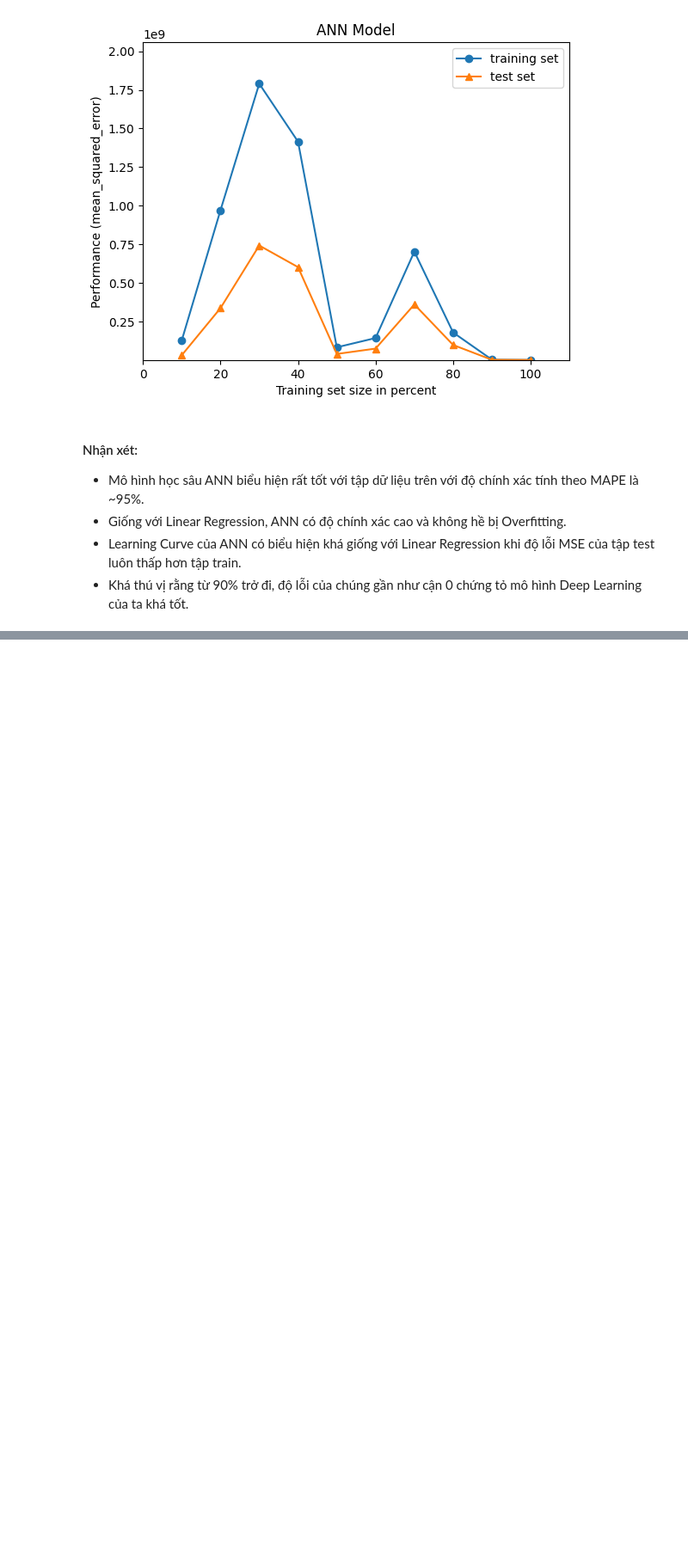
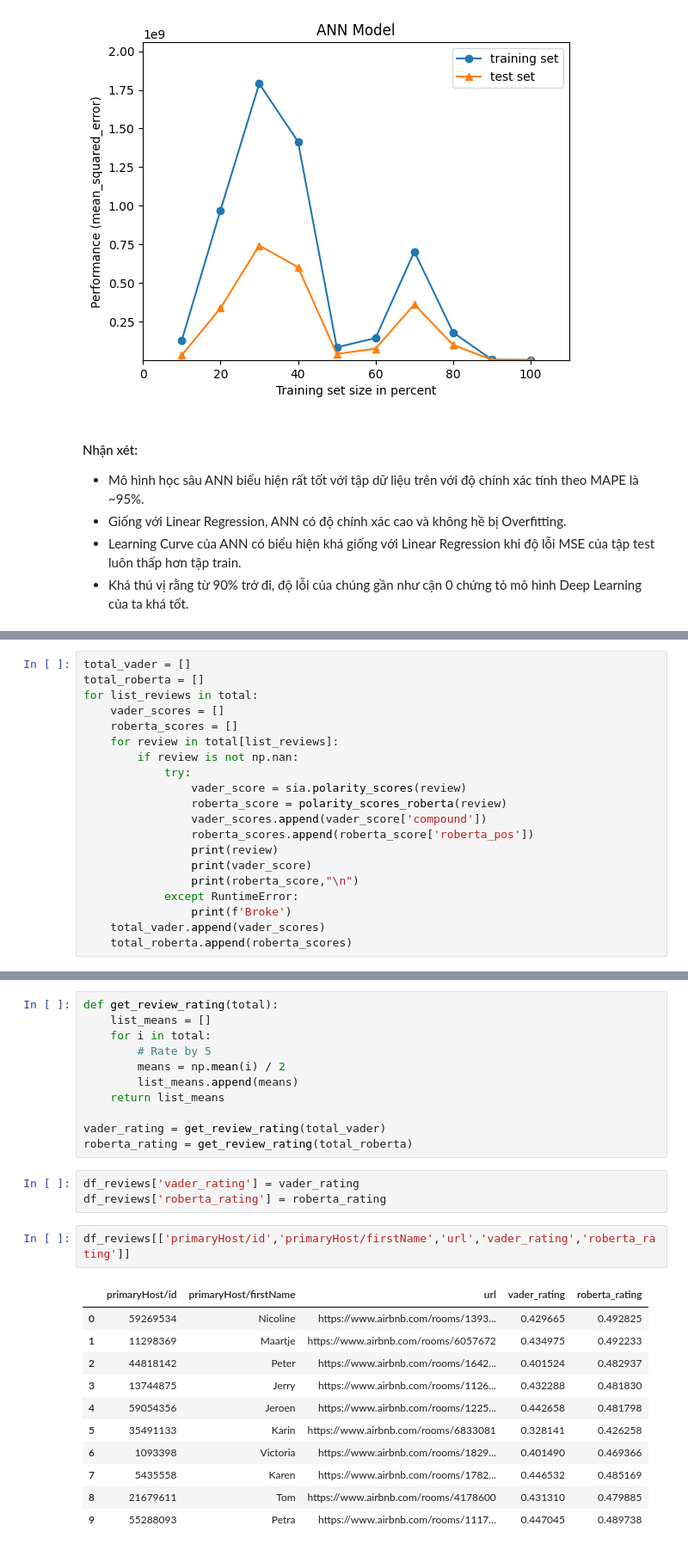
Before and after one commit to 19127592/PTDLUD, a Jupyter notebook: Project.ipynb, the cells around one changed output, grey strips where cells are left out. Shown at 86% size. Cells and saved outputs as stored; diff of their text form; blank space fills up the shorter version.

```diff
--- a/Project.ipynb
+++ b/Project.ipynb
@@ -925,0 +1015,20 @@ plot_curves(X_train,X_test,y_train,y_test,ANN1,"ANN Model")
+# %%
+total_vader = []
+total_roberta = []
+for list_reviews in total:
+    vader_scores = []
+    roberta_scores = []
+    for review in total[list_reviews]:
+        if review is not np.nan:
+            try:
+                vader_score = sia.polarity_scores(review)
+                roberta_score = polarity_scores_roberta(review)
+                vader_scores.append(vader_score['compound'])
+                roberta_scores.append(roberta_score['roberta_pos'])
+                print(review)
+                print(vader_score)
+                print(roberta_score,"\n")
+            except RuntimeError:
+                print(f'Broke')
+    total_vader.append(vader_scores)
+    total_roberta.append(roberta_scores)
@@ -926,3 +1053,31 @@ plot_curves(X_train,X_test,y_train,y_test,ANN1,"ANN Model")
+# %%
+def get_review_rating(total):
+    list_means = []
+    for i in total:
+        # Rate by 5
+        means = np.mean(i) / 2
+        list_means.append(means)
+    return list_means
+
+vader_rating = get_review_rating(total_vader)
+roberta_rating = get_review_rating(total_roberta)
+# %%
+df_reviews['vader_rating'] = vader_rating
+df_reviews['roberta_rating'] = roberta_rating
+# %%
+df_reviews[['primaryHost/id','primaryHost/firstName','url','vader_rating','roberta_rating']]
+# %% [output]
+|  | primaryHost/id | primaryHost/firstName | url | vader_rating | roberta_rating |
+| 0 | 59269534 | Nicoline | https://www.airbnb.com/rooms/1393... | 0.429665 | 0.492825 |
+| 1 | 11298369 | Maartje | https://www.airbnb.com/rooms/6057672 | 0.434975 | 0.492233 |
+| 2 | 44818142 | Peter | https://www.airbnb.com/rooms/1642... | 0.401524 | 0.482937 |
+| 3 | 13744875 | Jerry | https://www.airbnb.com/rooms/1126... | 0.432288 | 0.481830 |
+| 4 | 59054356 | Jeroen | https://www.airbnb.com/rooms/1225... | 0.442658 | 0.481798 |
+| 5 | 35491133 | Karin | https://www.airbnb.com/rooms/6833081 | 0.328141 | 0.426258 |
+| 6 | 1093398 | Victoria | https://www.airbnb.com/rooms/1829... | 0.401490 | 0.469366 |
+| 7 | 5435558 | Karen | https://www.airbnb.com/rooms/1782... | 0.446532 | 0.485169 |
+| 8 | 21679611 | Tom | https://www.airbnb.com/rooms/4178600 | 0.431310 | 0.479885 |
+| 9 | 55288093 | Petra | https://www.airbnb.com/rooms/1117... | 0.447045 | 0.489738 |
 # %% [markdown]
 ## Reference
 - https://bnbfacts.com/how-airbnb-category-ratings-affect-overall-rating/
```
Also changed, not shown: parts of 16 cells of this notebook, 1 other file.
